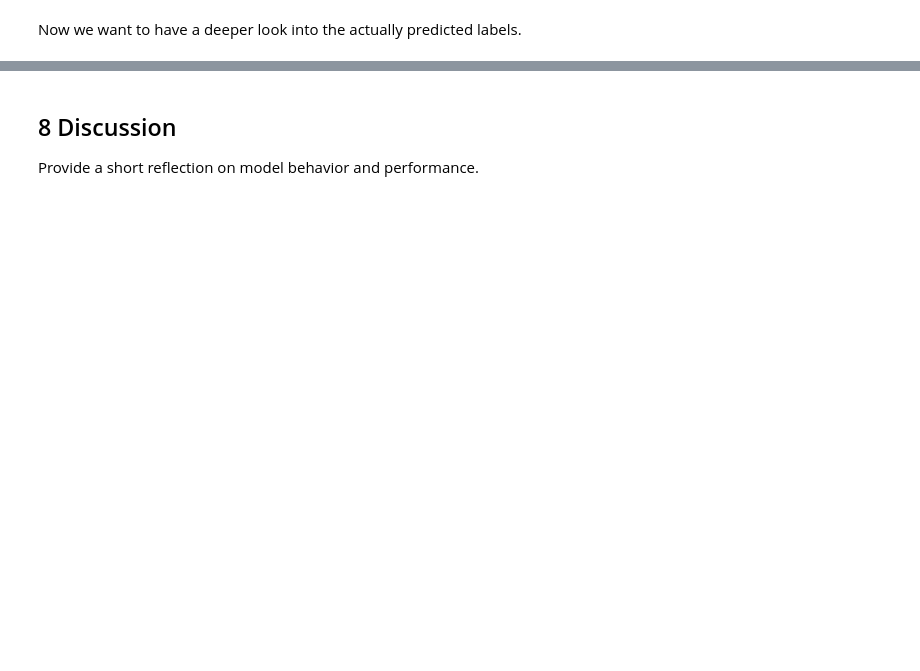
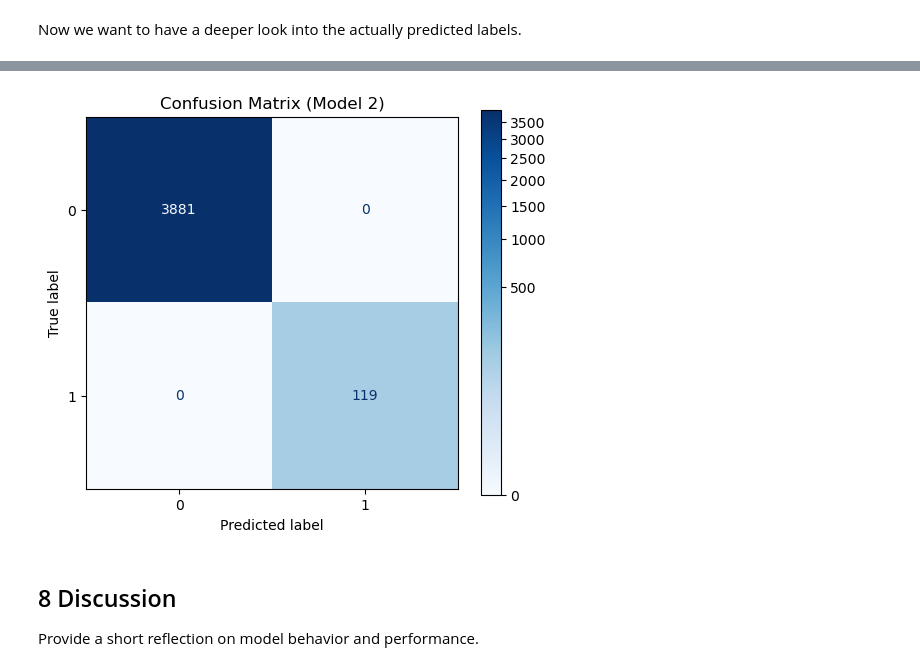
Before and after one commit to McRicecorn/NeuronaleNetze_DNA_Sequenz, a Jupyter notebook: Project2.4_Team11.ipynb, the cells around one changed output, grey strips where cells are left out. Cells and saved outputs as stored; diff of their text form; code cells hidden in the pictures; blank space fills up the shorter version.

```diff
--- a/Project2.4_Team11.ipynb
+++ b/Project2.4_Team11.ipynb
@@ -446,3 +451,9 @@ Test loss: 1.480320975133509e-06
+# %%
+model_hot.eval()
+with torch.no_grad():
+    logits_hot = model_hot(X_test_tensor_hot.to(device))
+    probs_hot  = torch.sigmoid(logits_hot)
+    preds_hot  = (probs_hot > 0.5).int()
 # %% [markdown]
 ## 7 Visualization
 _Plot training and validation loss curves, and visualize model results e.g. predicted vs. true values, or confusion matrices._
@@ -487,3 +509,16 @@ cm_num = confusion_matrix(y, y_prediction_num)
+# %%
+y_true_hot = y_test_tensor_hot.cpu().numpy().astype(int).ravel()
+preds_hot = preds_hot.cpu().numpy().astype(int).ravel()
+
+cm_hot = confusion_matrix(y_true_hot, preds_hot)
+
+disp = ConfusionMatrixDisplay(confusion_matrix=cm_hot)
+fig, ax = plt.subplots(figsize=(6, 5))
+disp.plot(ax=ax, cmap='Blues', values_format='d', colorbar=True, im_kw={"norm": colors.PowerNorm(gamma=0.3)})
+plt.title("Confusion Matrix (Model 2)")
+plt.show()
+# %% [output]
+[figure, added]
 # %% [markdown]
 ## 8 Discussion
 Provide a short reflection on model behavior and performance.
```
Also changed, not shown: parts of 15 cells of this notebook.
